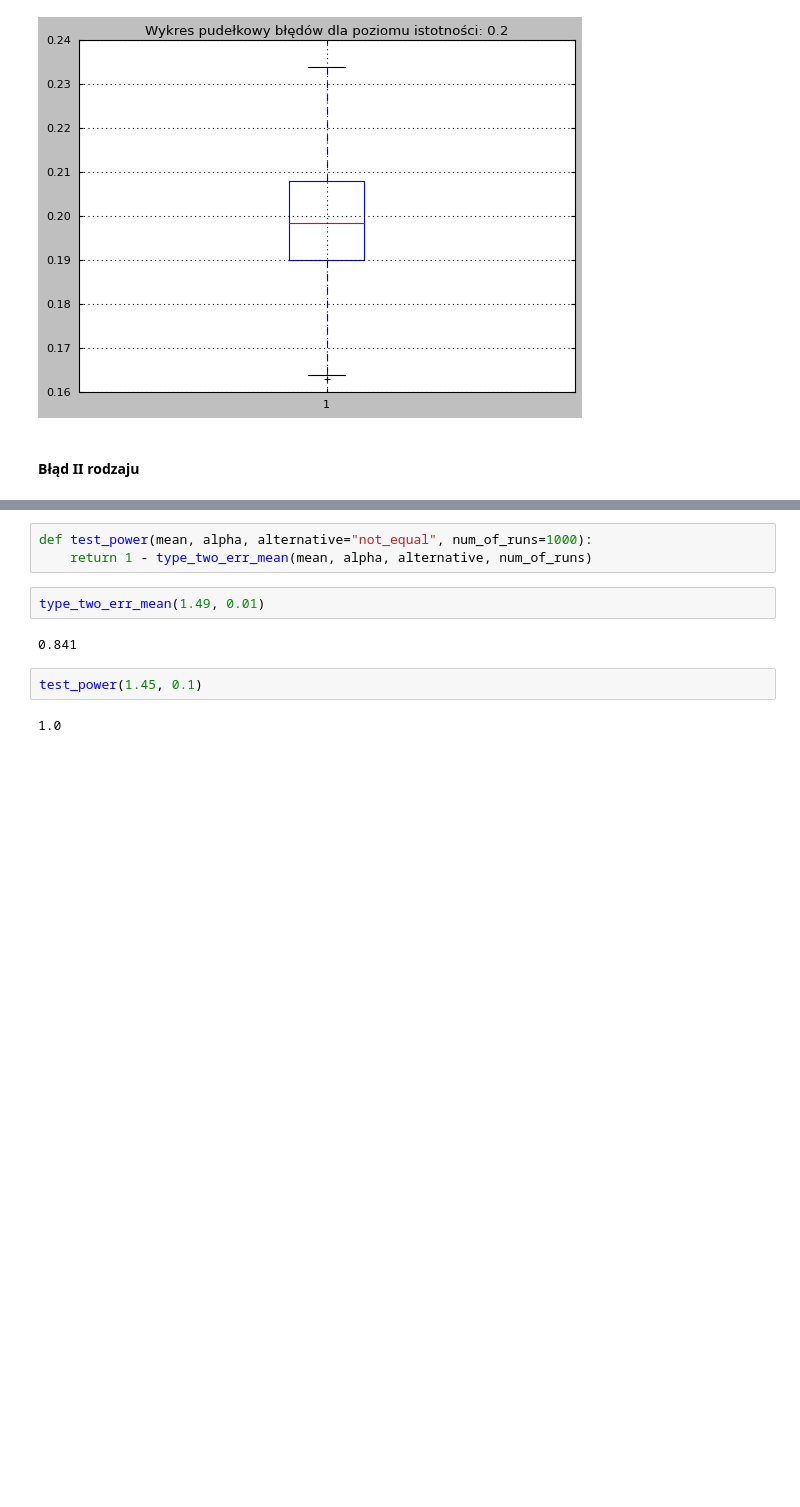
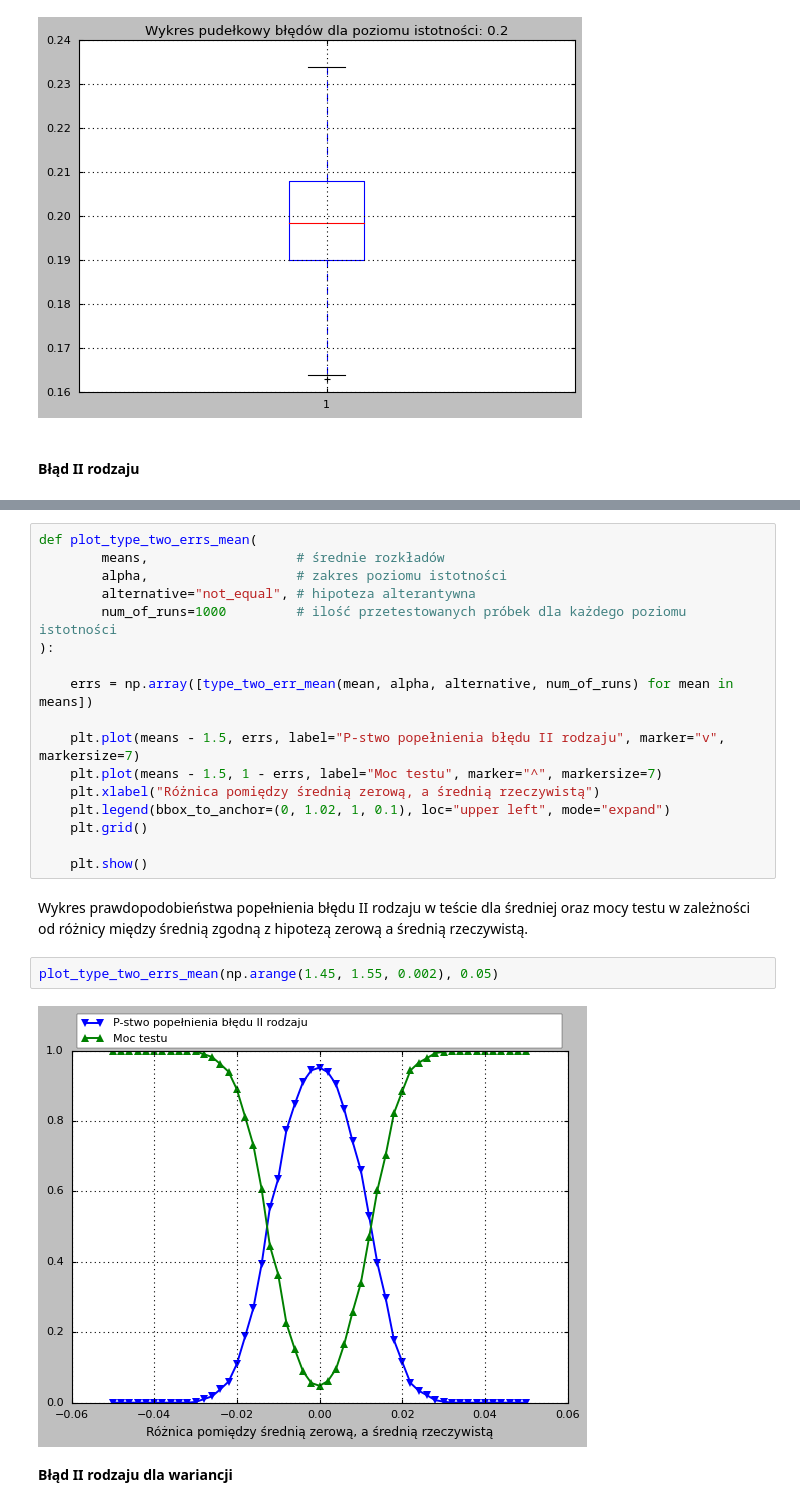
Before and after one commit to emltoja/raport2_statystyka, a Jupyter notebook: raport.ipynb, the cells around one changed output, grey strips where cells are left out. Drawn from its saved outputs; the diff is of its cells as text; blank space fills up the shorter version.

```diff
--- a/raport.ipynb
+++ b/raport.ipynb
@@ -422,14 +487,28 @@ def type_two_err_mean(
         successful_tests += test_for_mean(mean, 0.2, alpha, sample, alternative)[1]
 
     return successful_tests/num_of_runs
-# %%
-def test_power(mean, alpha, alternative="not_equal", num_of_runs=1000):
-    return 1 - type_two_err_mean(mean, alpha, alternative, num_of_runs)
-# %%
-type_two_err_mean(1.49, 0.01)
-# %% [output]
-0.841
-# %%
-test_power(1.45, 0.1)
-# %% [output]
-1.0
+# %%
+def plot_type_two_errs_mean(
+        means,                   # średnie rozkładów
+        alpha,                   # zakres poziomu istotności
+        alternative="not_equal", # hipoteza alterantywna
+        num_of_runs=1000         # ilość przetestowanych próbek dla każdego poziomu istotności
+):
+
+    errs = np.array([type_two_err_mean(mean, alpha, alternative, num_of_runs) for mean in means])
+
+    plt.plot(means - 1.5, errs, label="P-stwo popełnienia błędu II rodzaju", marker="v", markersize=7)
+    plt.plot(means - 1.5, 1 - errs, label="Moc testu", marker="^", markersize=7)
+    plt.xlabel("Różnica pomiędzy średnią zerową, a średnią rzeczywistą")
+    plt.legend(bbox_to_anchor=(0, 1.02, 1, 0.1), loc="upper left", mode="expand")
+    plt.grid()
+
+    plt.show()
+# %% [markdown]
+Wykres prawdopodobieństwa popełnienia błędu II rodzaju w teście dla średniej oraz mocy testu w zależności od różnicy między średnią zgodną z hipotezą zerową a średnią rzeczywistą.
+# %%
+plot_type_two_errs_mean(np.arange(1.45, 1.55, 0.002), 0.05)
+# %% [output]
+[figure, added]
+# %% [markdown]
+**Błąd II rodzaju dla wariancji**
```
Also changed, not shown: parts of 39 cells of this notebook.
